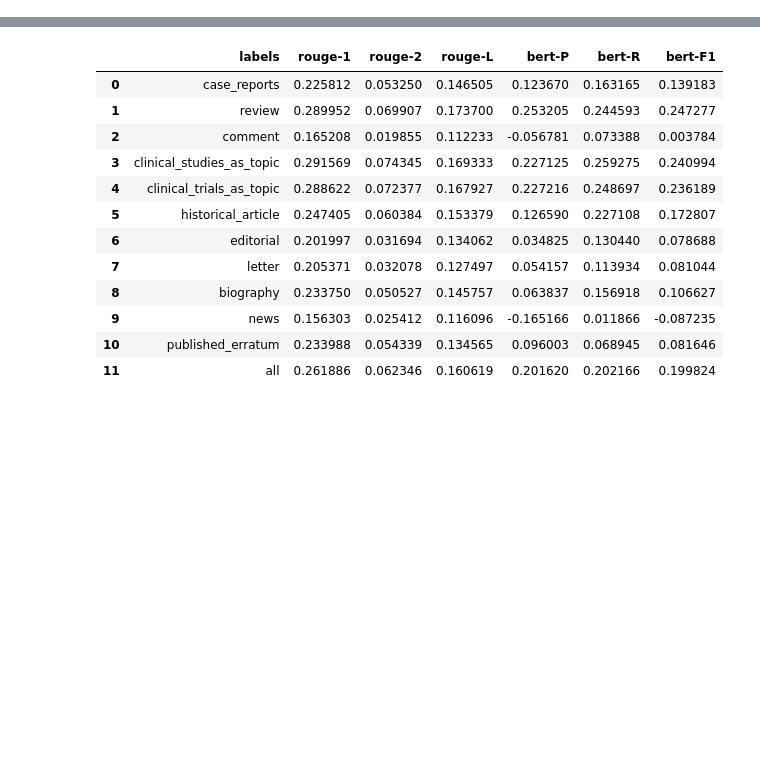
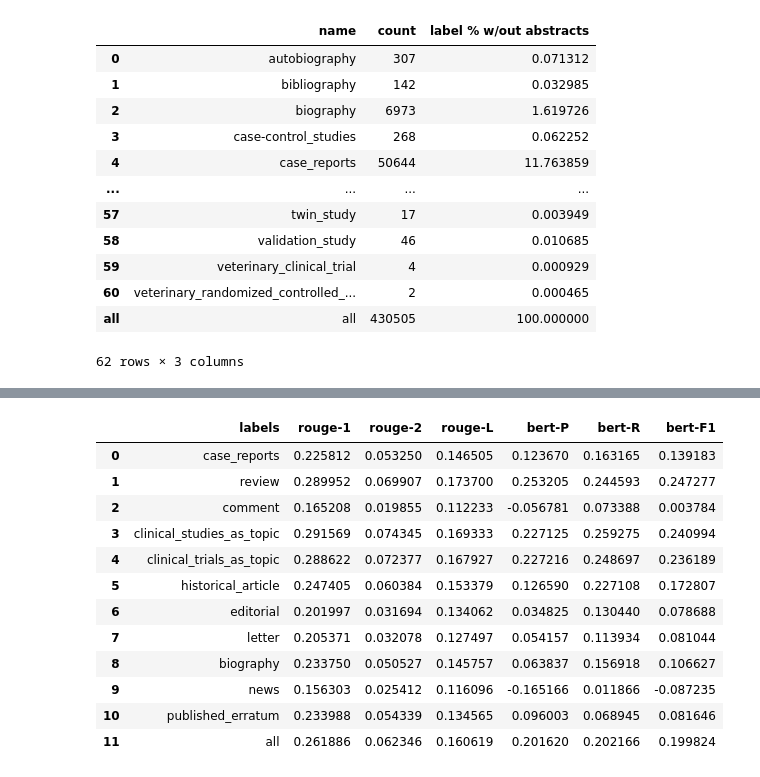
Before and after one commit to sylvey/DPR_Abstract_Generation, a Jupyter notebook: Rouge_test.ipynb, the cells around one changed output, grey strips where cells are left out. Saved outputs shown, nothing was run; the diff lists cells and outputs as text; code cells hidden in the pictures; blank space fills up the shorter version.

```diff
--- a/Rouge_test.ipynb
+++ b/Rouge_test.ipynb
@@ -33,0 +56,22 @@ df1_counts
+# %%
+df2_counts.loc["all"] = [
+    "all",  # name 欄
+    df2_counts["count"].sum(),  # count 欄加總
+    100.0  # 百分比欄設為 100
+]
+
+df2_counts
+# %% [output]
+|  | name | count | label % w/out abstracts |
+| 0 | autobiography | 307 | 0.071312 |
+| 1 | bibliography | 142 | 0.032985 |
+| 2 | biography | 6973 | 1.619726 |
+| 3 | case-control_studies | 268 | 0.062252 |
+| 4 | case_reports | 50644 | 11.763859 |
+| ... | ... | ... | ... |
+| 57 | twin_study | 17 | 0.003949 |
+| 58 | validation_study | 46 | 0.010685 |
+| 59 | veterinary_clinical_trial | 4 | 0.000929 |
+| 60 | veterinary_randomized_controlled_... | 2 | 0.000465 |
+| all | all | 430505 | 100.000000 |
+62 rows × 3 columns
```
Also changed, not shown: parts of 4 cells of this notebook, 10 other files.
